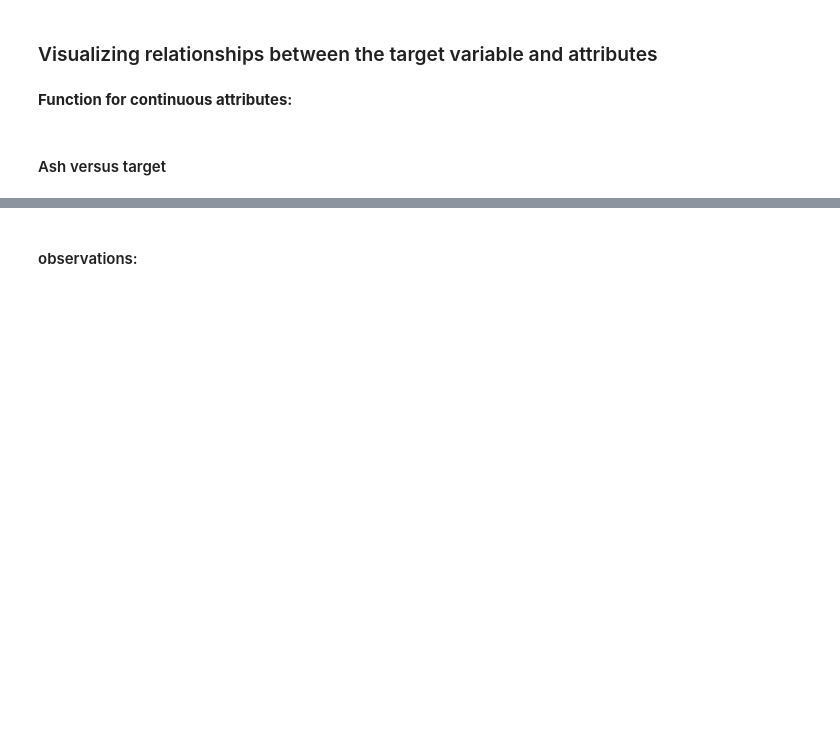
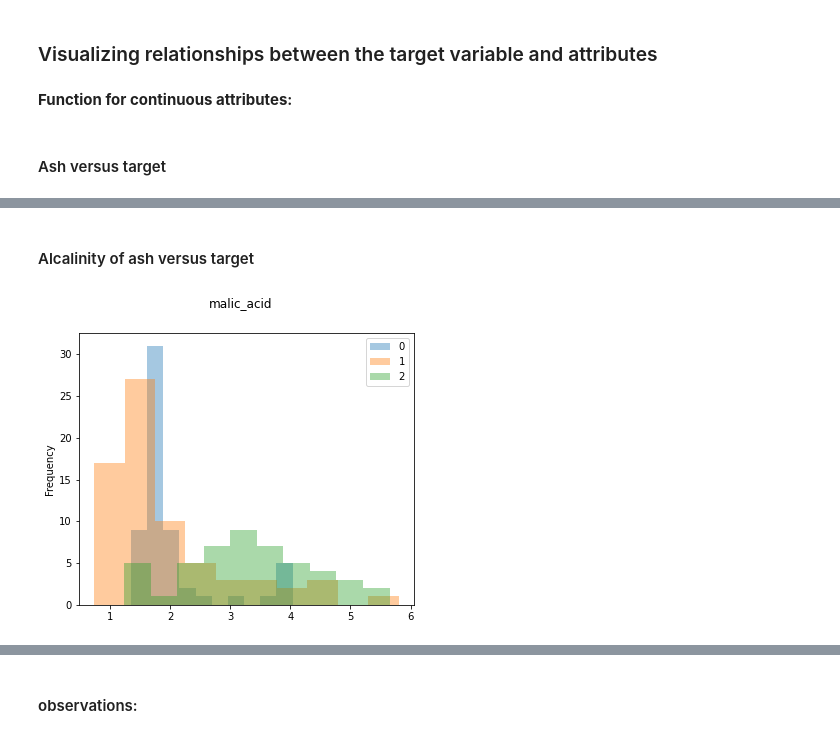
Before and after one commit to Joycelam082/CIS-3200-Final-Project, a Jupyter notebook: Data_mining_project-template.ipynb, the cells around one changed output, grey strips where cells are left out. Drawn from its saved outputs; the diff is of its cells as text; code cells hidden in the pictures; blank space fills up the shorter version.

```diff
--- a/Data_mining_project-template.ipynb
+++ b/Data_mining_project-template.ipynb
@@ -164,0 +145,6 @@ plot_class_attribute_dist(df, 'target', 'color_intensity')
+# %% [markdown]
+#### Alcalinity of ash versus target
+# %%
+plot_class_attribute_dist(df, 'target', 'malic_acid')
+# %% [output]
+[figure, added]
```
Also changed, not shown: parts of 30 cells of this notebook.
